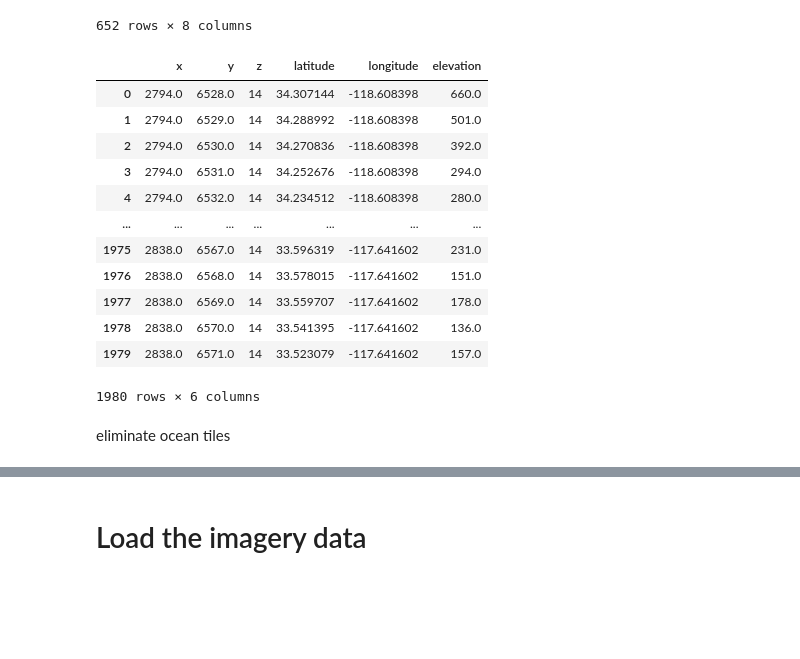
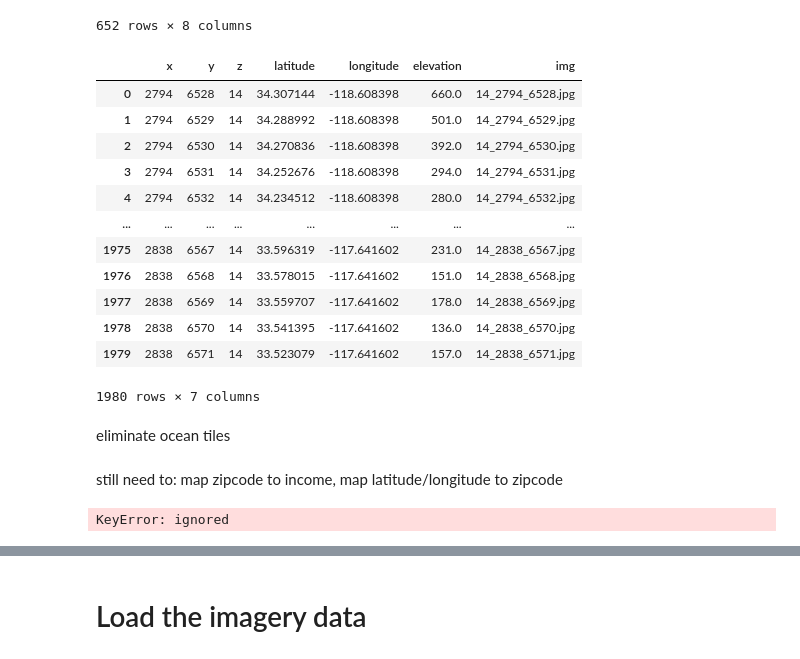
Before and after one commit to erikrozi/acmlab, a Jupyter notebook: unsupervised.ipynb, the cells around one changed output, grey strips where cells are left out. Cells and saved outputs as stored; diff of their text form; code cells hidden in the pictures; blank space fills up the shorter version.

Commit message:
Merge Data

```diff
--- a/unsupervised.ipynb
+++ b/unsupervised.ipynb
@@ -78,29 +120,34 @@ import webmercator as webmercator
 # %%
 z = 14
 pos = np.empty([1980, 5])
 for x in range(2794, 2839):
   for y in range(6528, 6572):
     curPos = (x - 2794) * (6572 - 6528) + (y - 6528)
     pos[curPos, 0] = x
     pos[curPos, 1] = y
     pos[curPos, 2] = webmercator.lat(y, z)
     pos[curPos, 3] = webmercator.lon(x, z)
     pos[curPos, 4] = util.getElevation(pos[curPos, 2], pos[curPos, 3])
-image_pos_data = pd.DataFrame({'x': pos[:,0], 'y': pos[:,1], 'z': 14, 'latitude': pos[:,2], 'longitude': pos[:,3], 'elevation': pos[:,4]})
+image_pos_data = pd.DataFrame({'x': pos[:,0].astype(int), 'y': pos[:,1].astype(int), 'z': 14, 'latitude': pos[:,2], 'longitude': pos[:,3], 'elevation': pos[:,4]})
+image_pos_data['img'] = "14_" + image_pos_data['x'].astype(str) + "_" + image_pos_data['y'].astype(str) + ".jpg"
+#A02650/N1
+
 image_pos_data
 # %% [output]
-|  | x | y | z | latitude | longitude | elevation |
-| 0 | 2794.0 | 6528.0 | 14 | 34.307144 | -118.608398 | 660.0 |
-| 1 | 2794.0 | 6529.0 | 14 | 34.288992 | -118.608398 | 501.0 |
-| 2 | 2794.0 | 6530.0 | 14 | 34.270836 | -118.608398 | 392.0 |
-| 3 | 2794.0 | 6531.0 | 14 | 34.252676 | -118.608398 | 294.0 |
-| 4 | 2794.0 | 6532.0 | 14 | 34.234512 | -118.608398 | 280.0 |
-| ... | ... | ... | ... | ... | ... | ... |
-| 1975 | 2838.0 | 6567.0 | 14 | 33.596319 | -117.641602 | 231.0 |
-| 1976 | 2838.0 | 6568.0 | 14 | 33.578015 | -117.641602 | 151.0 |
-| 1977 | 2838.0 | 6569.0 | 14 | 33.559707 | -117.641602 | 178.0 |
-| 1978 | 2838.0 | 6570.0 | 14 | 33.541395 | -117.641602 | 136.0 |
-| 1979 | 2838.0 | 6571.0 | 14 | 33.523079 | -117.641602 | 157.0 |
+|  | x | y | z | latitude | longitude | elevation | img |
+| 0 | 2794 | 6528 | 14 | 34.307144 | -118.608398 | 660.0 | 14_2794_6528.jpg |
+| 1 | 2794 | 6529 | 14 | 34.288992 | -118.608398 | 501.0 | 14_2794_6529.jpg |
+| 2 | 2794 | 6530 | 14 | 34.270836 | -118.608398 | 392.0 | 14_2794_6530.jpg |
+| 3 | 2794 | 6531 | 14 | 34.252676 | -118.608398 | 294.0 | 14_2794_6531.jpg |
+| 4 | 2794 | 6532 | 14 | 34.234512 | -118.608398 | 280.0 | 14_2794_6532.jpg |
+| ... | ... | ... | ... | ... | ... | ... | ... |
+| 1975 | 2838 | 6567 | 14 | 33.596319 | -117.641602 | 231.0 | 14_2838_6567.jpg |
+| 1976 | 2838 | 6568 | 14 | 33.578015 | -117.641602 | 151.0 | 14_2838_6568.jpg |
+| 1977 | 2838 | 6569 | 14 | 33.559707 | -117.641602 | 178.0 | 14_2838_6569.jpg |
+| 1978 | 2838 | 6570 | 14 | 33.541395 | -117.641602 | 136.0 | 14_2838_6570.jpg |
+| 1979 | 2838 | 6571 | 14 | 33.523079 | -117.641602 | 157.0 | 14_2838_6571.jpg |
-1980 rows × 6 columns
+1980 rows × 7 columns
 # %% [markdown]
 eliminate ocean tiles
+# %% [markdown]
+still need to: map zipcode to income, map latitude/longitude to zipcode
@@ -106,0 +159,21 @@ eliminate ocean tiles
+# %%
+np_ziplation = parsed_ziplation_data.to_numpy()
+tile_zips = np.empty([image_pos_data.shape[0], 1])
+
+np_ziplation.shape
+
+#very inefficient lol
+#for each image tile, loops through all the possible zipcodes, and chooses the one with the smallest distance
+for i in range(image_pos_data.shape[0]):
+  min_dist = 100000 #just made this an arbitrarily large number cuz iwas lazy
+  for j in range(np_ziplation.shape[0]):
+    zip_coords = np_ziplation[j][7].split(",") #splitting geopoint coords into latitude and longitude
+    pt = image_pos_data['latitude'][i]
+    cur_dist = calc_distance(pt, image_pos_data['longitude'][i], float(zip_coords[0]), float(zip_coords[1]))
+    if cur_dist < min_dist:
+      min_dist = cur_dist
+      tile_zips[i] = np_ziplation[j][0]
+image_pos_data['zipcode'] = tile_zips.astype(np.int32)
+image_pos_data
+# %% [output]
+KeyError: ignored
```
Also changed, not shown: parts of 9 cells of this notebook.
